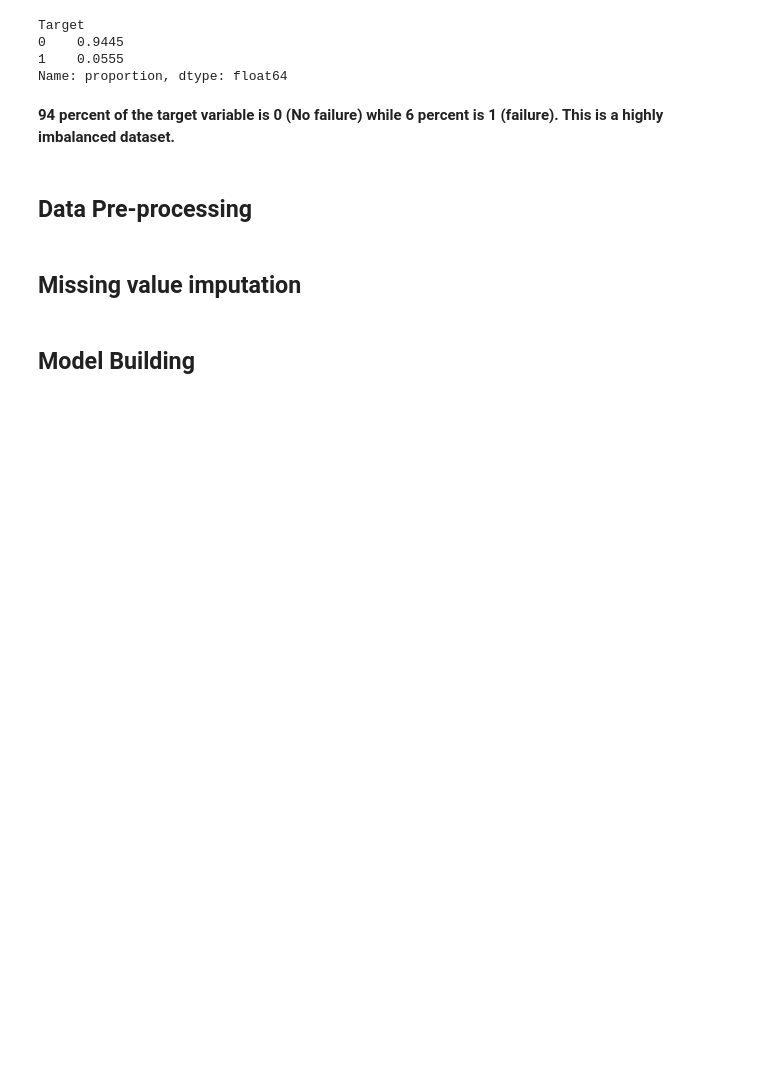
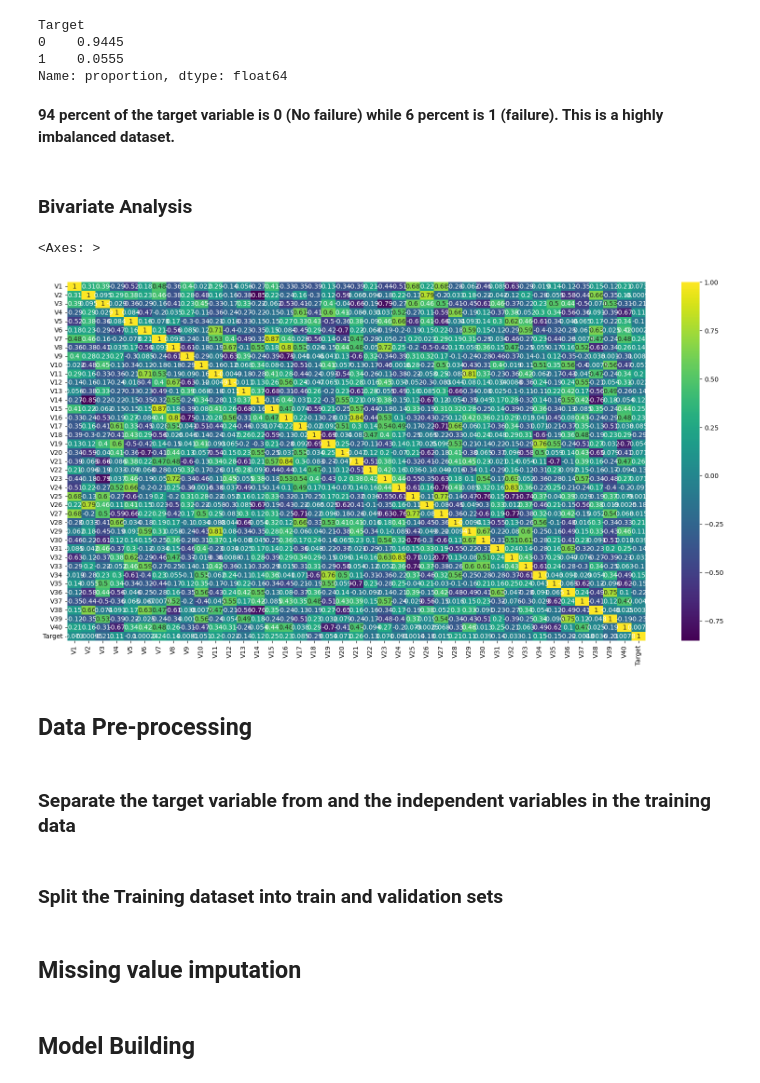
Before and after one commit to NoahMorgenstein/Model-Tuning-Pipelines, a Jupyter notebook: Noah_Morgenstein_Renewind.ipynb, the cells around one changed output. Drawn from its saved outputs; the diff is of its cells as text; code cells hidden in the pictures; blank space fills up the shorter version.

```diff
--- a/Noah_Morgenstein_Renewind.ipynb
+++ b/Noah_Morgenstein_Renewind.ipynb
@@ -344,5 +386,16 @@ Target
 Name: proportion, dtype: float64
 # %% [markdown]
 **94 percent of the target variable is 0 (No failure) while 6 percent is 1 (failure). This is a highly imbalanced dataset.**
+# %% [markdown]
+### Bivariate Analysis
+# %%
+#Create a heatmap to check for correlation
+plt.figure(figsize=(20, 10))
+sns.heatmap(train_set.corr(), annot=True, cmap='viridis')
+# %% [output]
+<Axes: >
+[figure, added]
 # %% [markdown]
 ## Data Pre-processing
+# %% [markdown]
+### Separate the target variable from and the independent variables in the training data
@@ -349,3 +409,5 @@ Name: proportion, dtype: float64
+# %% [markdown]
+### Split the Training dataset into train and validation sets
 # %% [markdown]
 ## Missing value imputation
 # %% [markdown]
```
Also changed, not shown: parts of 7 cells of this notebook.
